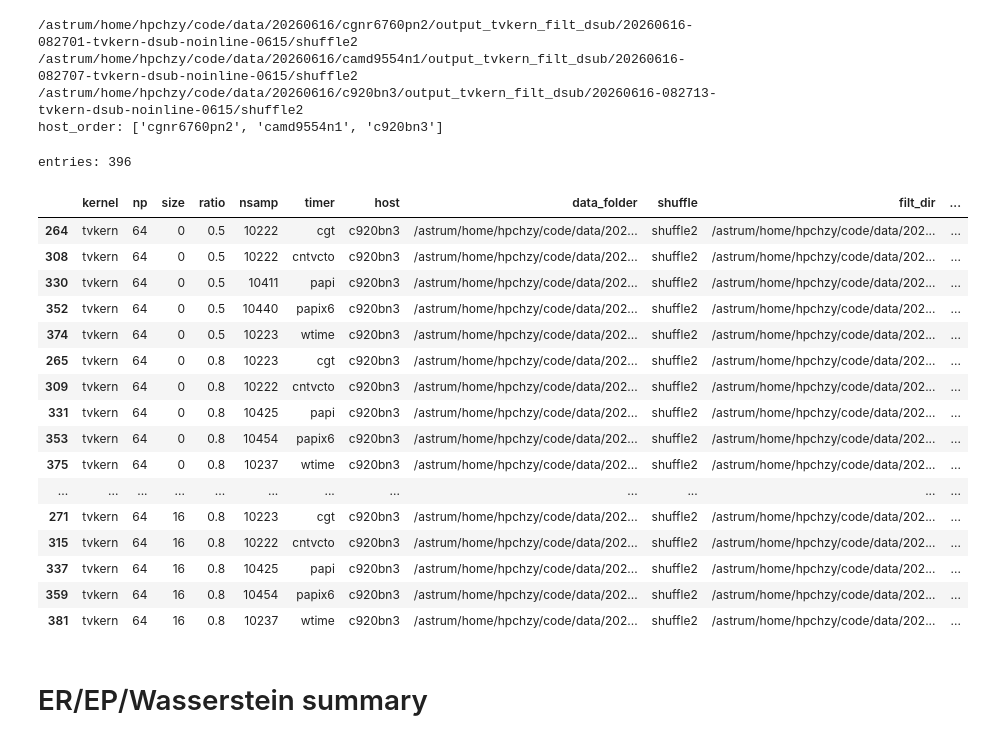
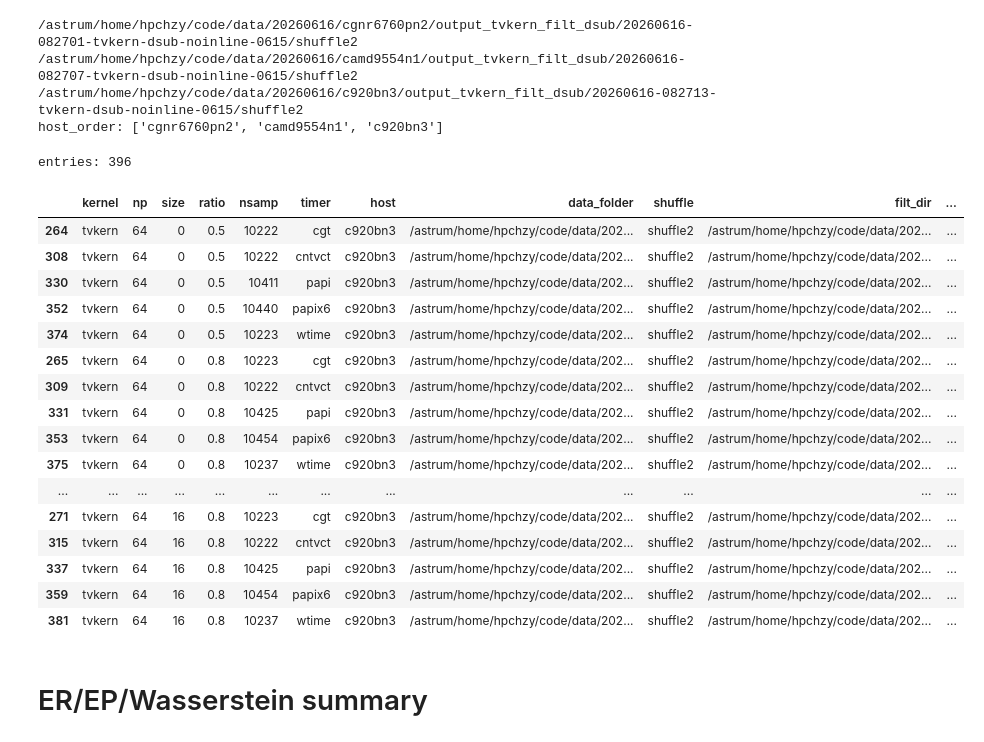
Before and after one commit to HunterHan/TacVar, a Jupyter notebook: src/vkern/plot_entry_filt.tvkern.0615.ipynb, the cells around one changed output. Cells and saved outputs as stored; diff of their text form; code cells hidden in the pictures.

```diff
--- a/src/vkern/plot_entry_filt.tvkern.0615.ipynb
+++ b/src/vkern/plot_entry_filt.tvkern.0615.ipynb
@@ -218,45 +218,46 @@ def read_hist(hist_file):
 
 
 def collect_entries(data_folder):
     rows = []
     data_folder = Path(data_folder)
     host = host_from_data_folder(data_folder)
     for tr_hist_file in sorted(data_folder.glob('*/tr_hist.csv')):
         filt_dir = tr_hist_file.parent
         meta = parse_filt_dir(filt_dir)
         if meta is None:
             continue
         tm_file = filt_dir / 'met.csv'
         tm_hist_file = filt_dir / 'tm_hist.csv'
         if not tm_file.exists():
             print(f'skip missing met.csv: {filt_dir}')
             continue
         rows.append({**meta, 'host': host, 'data_folder': data_folder, 'shuffle': data_folder.name, 'filt_dir': filt_dir, 'tm_file': tm_file, 'tm_hist_file': tm_hist_file, 'tr_hist_file': tr_hist_file})
     return pd.DataFrame(rows)
 
 
 entries = pd.concat([collect_entries(p) for p in DATA_FOLDERS], ignore_index=True)
 entries.sort_values(['host', 'kernel', 'np', 'size', 'ratio', 'timer'], inplace=True)
 print(f'entries: {len(entries)}')
 
 entries = entries[(entries['timer'] != 'cntvct') & (entries['timer'] != 'tsc_native')]
+entries['timer'] = entries['timer'].replace('cntvcto', 'cntvct')
 entries.head(20)
 # %% [output]
 entries: 396
 |  | kernel | np | size | ratio | nsamp | timer | host | data_folder | shuffle | filt_dir | ... |
 | 264 | tvkern | 64 | 0 | 0.5 | 10222 | cgt | c920bn3 | /astrum/home/hpchzy/code/data/202... | shuffle2 | /astrum/home/hpchzy/code/data/202... | ... |
-| 308 | tvkern | 64 | 0 | 0.5 | 10222 | cntvcto | c920bn3 | /astrum/home/hpchzy/code/data/202... | shuffle2 | /astrum/home/hpchzy/code/data/202... | ... |
+| 308 | tvkern | 64 | 0 | 0.5 | 10222 | cntvct | c920bn3 | /astrum/home/hpchzy/code/data/202... | shuffle2 | /astrum/home/hpchzy/code/data/202... | ... |
 | 330 | tvkern | 64 | 0 | 0.5 | 10411 | papi | c920bn3 | /astrum/home/hpchzy/code/data/202... | shuffle2 | /astrum/home/hpchzy/code/data/202... | ... |
 | 352 | tvkern | 64 | 0 | 0.5 | 10440 | papix6 | c920bn3 | /astrum/home/hpchzy/code/data/202... | shuffle2 | /astrum/home/hpchzy/code/data/202... | ... |
 | 374 | tvkern | 64 | 0 | 0.5 | 10223 | wtime | c920bn3 | /astrum/home/hpchzy/code/data/202... | shuffle2 | /astrum/home/hpchzy/code/data/202... | ... |
 | 265 | tvkern | 64 | 0 | 0.8 | 10223 | cgt | c920bn3 | /astrum/home/hpchzy/code/data/202... | shuffle2 | /astrum/home/hpchzy/code/data/202... | ... |
-| 309 | tvkern | 64 | 0 | 0.8 | 10222 | cntvcto | c920bn3 | /astrum/home/hpchzy/code/data/202... | shuffle2 | /astrum/home/hpchzy/code/data/202... | ... |
+| 309 | tvkern | 64 | 0 | 0.8 | 10222 | cntvct | c920bn3 | /astrum/home/hpchzy/code/data/202... | shuffle2 | /astrum/home/hpchzy/code/data/202... | ... |
 | 331 | tvkern | 64 | 0 | 0.8 | 10425 | papi | c920bn3 | /astrum/home/hpchzy/code/data/202... | shuffle2 | /astrum/home/hpchzy/code/data/202... | ... |
 | 353 | tvkern | 64 | 0 | 0.8 | 10454 | papix6 | c920bn3 | /astrum/home/hpchzy/code/data/202... | shuffle2 | /astrum/home/hpchzy/code/data/202... | ... |
 | 375 | tvkern | 64 | 0 | 0.8 | 10237 | wtime | c920bn3 | /astrum/home/hpchzy/code/data/202... | shuffle2 | /astrum/home/hpchzy/code/data/202... | ... |
 | ... | ... | ... | ... | ... | ... | ... | ... | ... | ... | ... | ... |
 | 271 | tvkern | 64 | 16 | 0.8 | 10223 | cgt | c920bn3 | /astrum/home/hpchzy/code/data/202... | shuffle2 | /astrum/home/hpchzy/code/data/202... | ... |
-| 315 | tvkern | 64 | 16 | 0.8 | 10222 | cntvcto | c920bn3 | /astrum/home/hpchzy/code/data/202... | shuffle2 | /astrum/home/hpchzy/code/data/202... | ... |
+| 315 | tvkern | 64 | 16 | 0.8 | 10222 | cntvct | c920bn3 | /astrum/home/hpchzy/code/data/202... | shuffle2 | /astrum/home/hpchzy/code/data/202... | ... |
 | 337 | tvkern | 64 | 16 | 0.8 | 10425 | papi | c920bn3 | /astrum/home/hpchzy/code/data/202... | shuffle2 | /astrum/home/hpchzy/code/data/202... | ... |
 | 359 | tvkern | 64 | 16 | 0.8 | 10454 | papix6 | c920bn3 | /astrum/home/hpchzy/code/data/202... | shuffle2 | /astrum/home/hpchzy/code/data/202... | ... |
 | 381 | tvkern | 64 | 16 | 0.8 | 10237 | wtime | c920bn3 | /astrum/home/hpchzy/code/data/202... | shuffle2 | /astrum/home/hpchzy/code/data/202... | ... |
```
Also changed, not shown: parts of 5 cells of this notebook, 46 other files.
